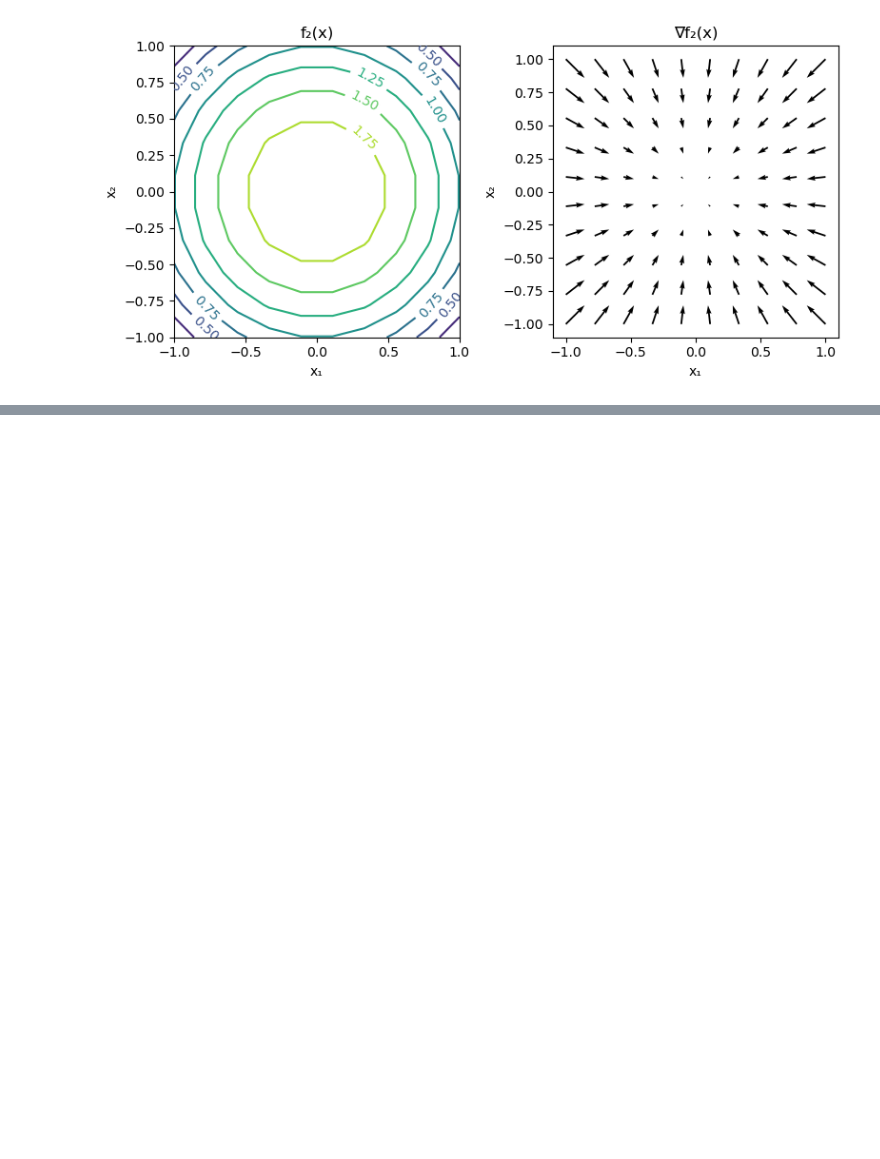
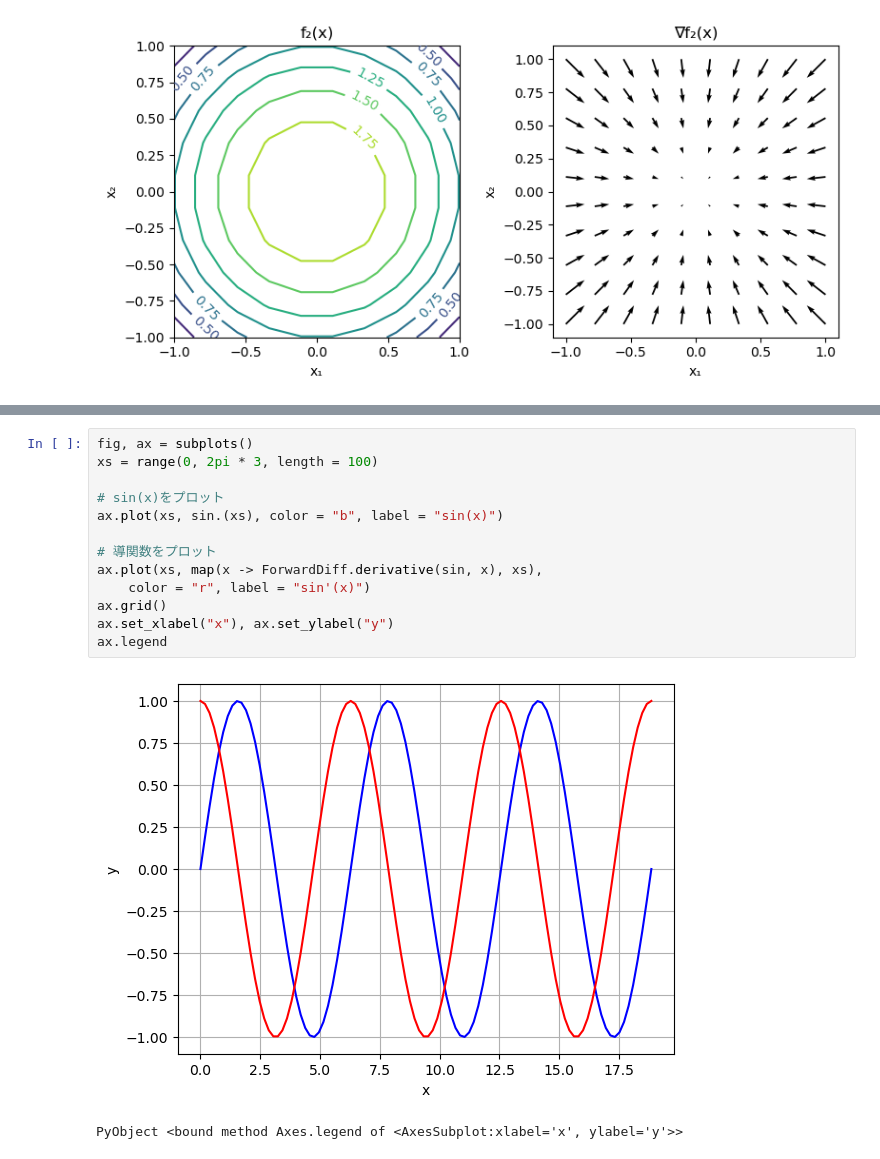
Before and after one commit to HidehikoMURAO/JuliaBayesBook, a Jupyter notebook: 2. Basics of Numerical Computation.ipynb, the cells around one changed output, grey strips where cells are left out. Saved outputs shown, nothing was run; the diff lists cells and outputs as text; blank space fills up the shorter version.

```diff
--- a/2. Basics of Numerical Computation.ipynb
+++ b/2. Basics of Numerical Computation.ipynb
@@ -357,0 +387,16 @@ tight_layout()
+# %%
+fig, ax = subplots()
+xs = range(0, 2pi * 3, length = 100)
+
+# sin(x)をプロット
+ax.plot(xs, sin.(xs), color = "b", label = "sin(x)")
+
+# 導関数をプロット
+ax.plot(xs, map(x -> ForwardDiff.derivative(sin, x), xs),
+    color = "r", label = "sin'(x)")
+ax.grid()
+ax.set_xlabel("x"), ax.set_ylabel("y")
+ax.legend
+# %% [output]
+[figure, added]
+PyObject <bound method Axes.legend of <AxesSubplot:xlabel='x', ylabel='y'>>
```
Also changed, not shown: parts of 24 cells of this notebook.
